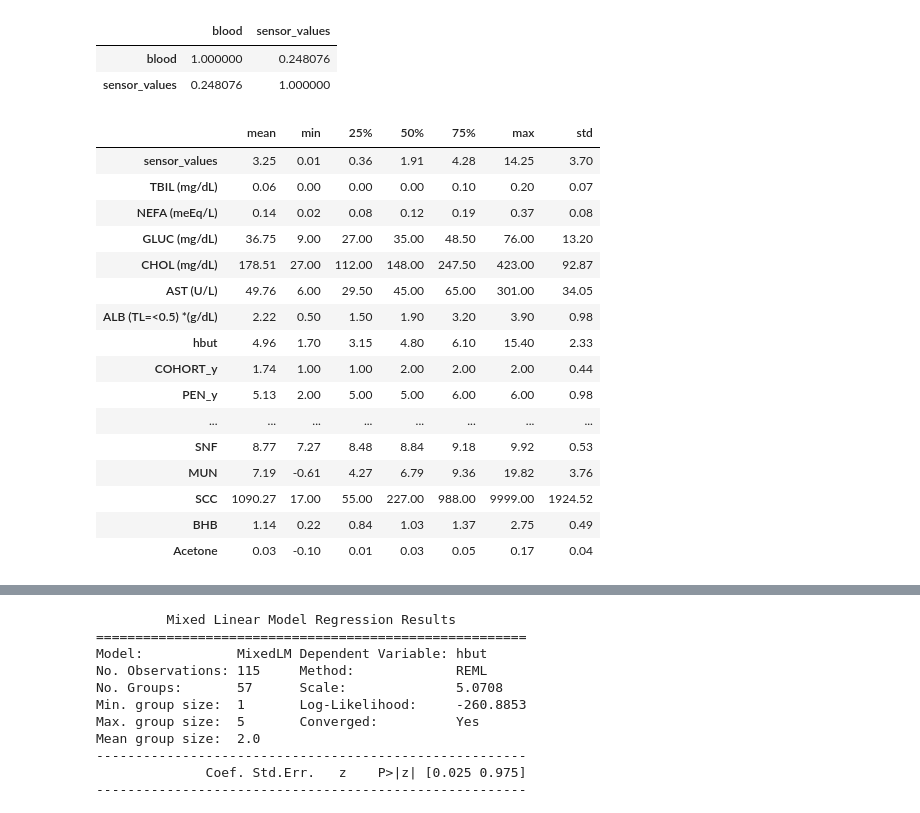
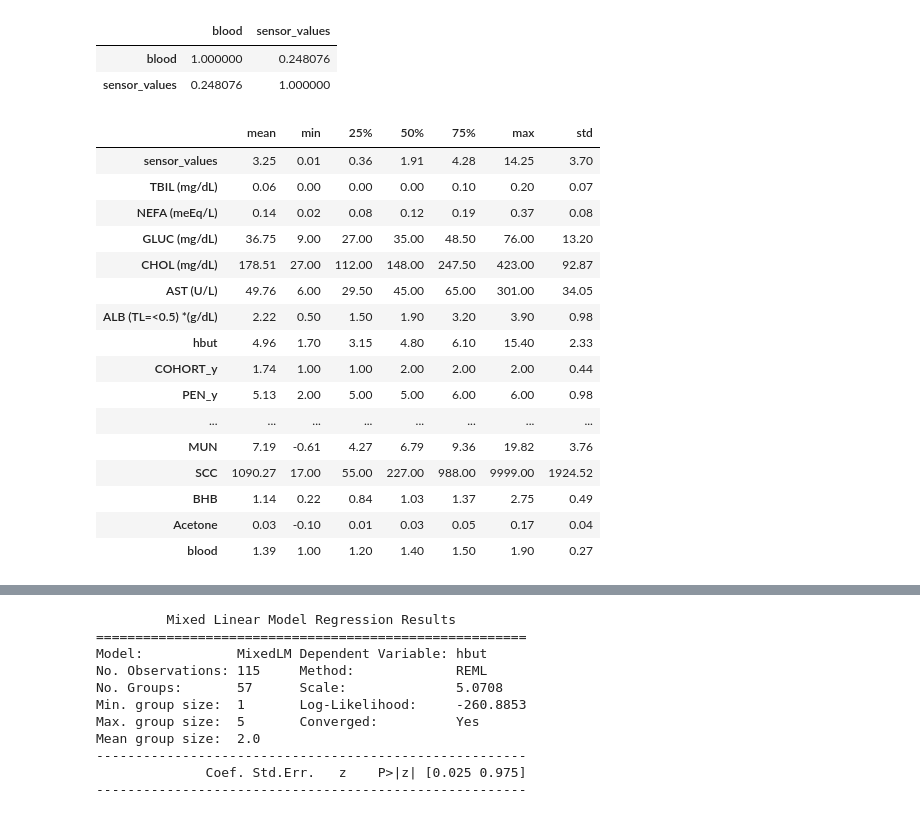
Before and after one commit to rajeshneupane7/ketosis_project, a Jupyter notebook: data_processing.ipynb, the cells around one changed output, grey strips where cells are left out. Saved outputs shown, nothing was run; the diff lists cells and outputs as text; code cells hidden in the pictures.

```diff
--- a/data_processing.ipynb
+++ b/data_processing.ipynb
@@ -122,24 +122,24 @@ merged_milk_df['hbut']= merged_milk_df['HBUT (mg/dL)'].astype(float)
 # %%
 merged_milk_df.describe()[['sensor_values', 'TBIL (mg/dL)', 'NEFA (meEq/L)',
        'GLUC (mg/dL)', 'CHOL (mg/dL)', 'AST (U/L)', 'ALB (TL=<0.5) *(g/dL)','hbut',
        'COHORT_y', 'PEN_y', 'DAY_y', 'Fat', 'Protein', 'Lactose', 'SNF', 'MUN',
-       'SCC', 'BHB', 'Acetone']].T[['mean', 'min', '25%', '50%', '75%', 'max', 'std']].round(2)
+       'SCC', 'BHB', 'Acetone', 'blood']].T[['mean', 'min', '25%', '50%', '75%', 'max', 'std']].round(2)
 # %% [output]
 |  | mean | min | 25% | 50% | 75% | max | std |
 | sensor_values | 3.25 | 0.01 | 0.36 | 1.91 | 4.28 | 14.25 | 3.70 |
 | TBIL (mg/dL) | 0.06 | 0.00 | 0.00 | 0.00 | 0.10 | 0.20 | 0.07 |
 | NEFA (meEq/L) | 0.14 | 0.02 | 0.08 | 0.12 | 0.19 | 0.37 | 0.08 |
 | GLUC (mg/dL) | 36.75 | 9.00 | 27.00 | 35.00 | 48.50 | 76.00 | 13.20 |
 | CHOL (mg/dL) | 178.51 | 27.00 | 112.00 | 148.00 | 247.50 | 423.00 | 92.87 |
 | AST (U/L) | 49.76 | 6.00 | 29.50 | 45.00 | 65.00 | 301.00 | 34.05 |
 | ALB (TL=<0.5) *(g/dL) | 2.22 | 0.50 | 1.50 | 1.90 | 3.20 | 3.90 | 0.98 |
 | hbut | 4.96 | 1.70 | 3.15 | 4.80 | 6.10 | 15.40 | 2.33 |
 | COHORT_y | 1.74 | 1.00 | 1.00 | 2.00 | 2.00 | 2.00 | 0.44 |
 | PEN_y | 5.13 | 2.00 | 5.00 | 5.00 | 6.00 | 6.00 | 0.98 |
 | ... | ... | ... | ... | ... | ... | ... | ... |
-| SNF | 8.77 | 7.27 | 8.48 | 8.84 | 9.18 | 9.92 | 0.53 |
 | MUN | 7.19 | -0.61 | 4.27 | 6.79 | 9.36 | 19.82 | 3.76 |
 | SCC | 1090.27 | 17.00 | 55.00 | 227.00 | 988.00 | 9999.00 | 1924.52 |
 | BHB | 1.14 | 0.22 | 0.84 | 1.03 | 1.37 | 2.75 | 0.49 |
 | Acetone | 0.03 | -0.10 | 0.01 | 0.03 | 0.05 | 0.17 | 0.04 |
+| blood | 1.39 | 1.00 | 1.20 | 1.40 | 1.50 | 1.90 | 0.27 |
 # %%
```
Also changed, not shown: parts of 5 cells of this notebook, 1 other file.
